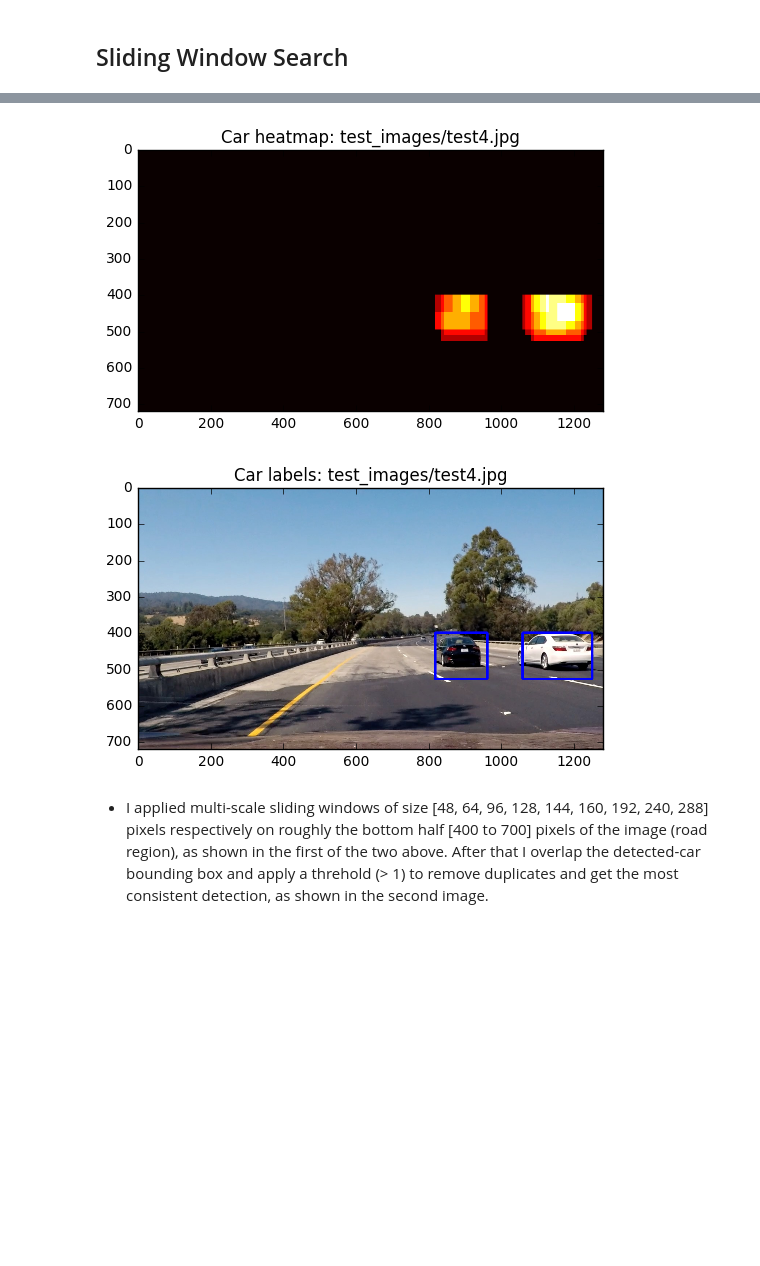
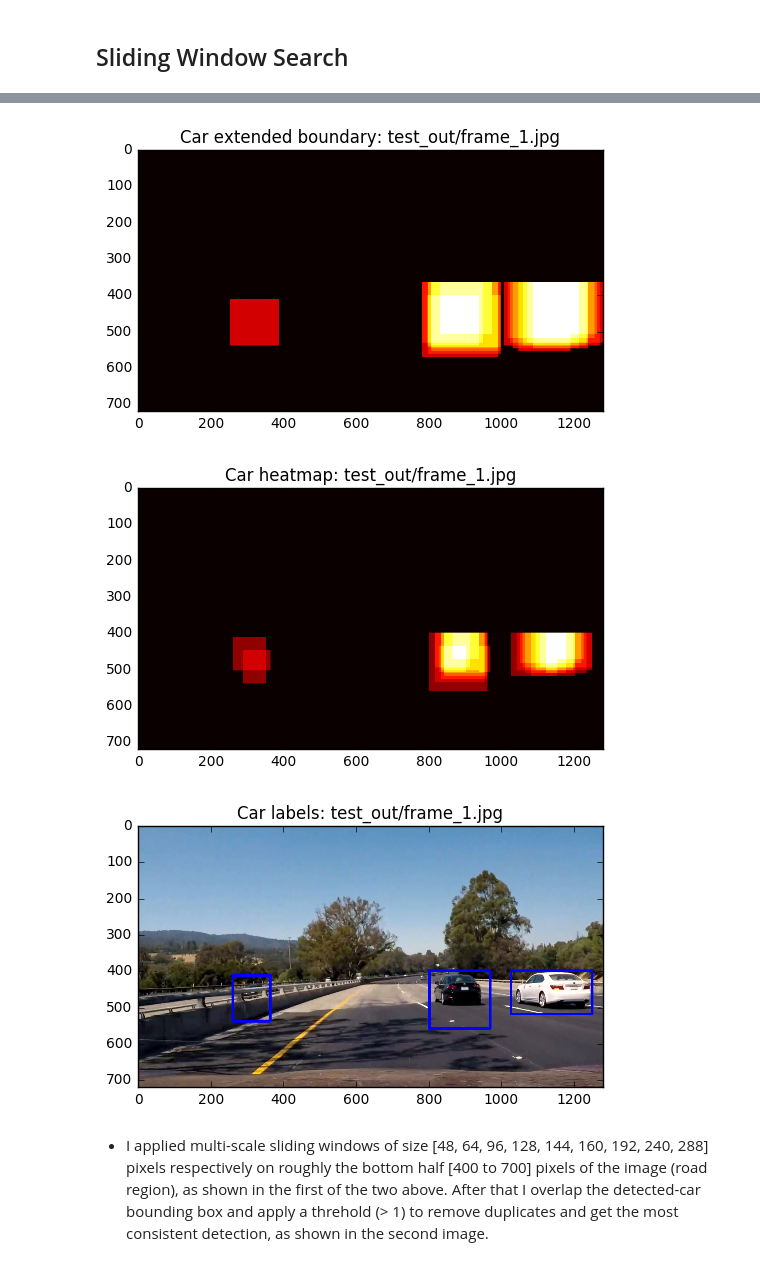
Before and after one commit to roadfromatoz/CarND-Vehicle-Detection, a Jupyter notebook: vehicle_detection.ipynb, the cells around one changed output, grey strips where cells are left out. Cells and saved outputs as stored; diff of their text form; code cells hidden in the pictures; blank space fills up the shorter version.

```diff
--- a/vehicle_detection.ipynb
+++ b/vehicle_detection.ipynb
@@ -291,11 +291,7 @@ def search_windows(img, windows, clf, scaler, color_space='RGB',
     return on_windows
 # %%
 from scipy.ndimage.measurements import label
-img_name = 'test_images/test4.jpg'
-image = mpimg.imread(img_name)
-image = image.astype(np.float32)/255
-draw_image = np.copy(image)
-heat = np.zeros_like(image[:,:,0]).astype(float)
+
 
 def add_heat(heatmap, bbox_list):
     # Iterate through list of bboxes
@@ -308,10 +304,11 @@ def add_heat(heatmap, bbox_list):
     return heatmap# Iterate through list of bboxes
 
 def apply_threshold(heatmap, threshold):
+    result = heatmap.copy()
     # Zero out pixels below the threshold
-    heatmap[heatmap <= threshold] = 0
+    result[heatmap <= threshold] = 0
     # Return thresholded map
-    return heatmap
+    return result
 
 def draw_labeled_bboxes(img, labels):
     # Iterate through all detected cars
@@ -331,7 +328,7 @@ def draw_labeled_bboxes(img, labels):
 def get_hot_windows(image):
     y_start_stop = [400, 700]
     hot_windows = []
-    for window_size in [48, 64, 96, 112, 128, 144, 160, 192, 240, 288]:
+    for window_size in [64, 72, 84, 96, 104, 112, 120, 128, 136, 144, 160, 176, 192, 240, 288]:
         windows = slide_window(image, x_start_stop=[None, None], y_start_stop=y_start_stop,
                             xy_window=(window_size, window_size), xy_overlap=(0.5, 0.5))
         hot_windows_cur = search_windows(image, windows, svc, X_scaler, color_space=colorspace,
@@ -343,23 +340,36 @@ def get_hot_windows(image):
         hot_windows.extend(hot_windows_cur)
     return hot_windows
 
+def extend_boundary(image, boundary):
+    return cv2.dilate(image, np.ones((boundary, boundary), np.uint8))
 
+img_names = glob.glob('test_out/frame_1.jpg')
+for img_name in img_names:
+    image = mpimg.imread(img_name)
+    image = image.astype(np.float32)/255
+    draw_image = np.copy(image)
+    heat = np.zeros_like(image[:,:,0]).astype(float)
 
-hot_windows = get_hot_windows(image)
+    hot_windows = get_hot_windows(image)
 
-# Add heat to each box in box list
-heat = add_heat(heat,hot_windows)
-# Apply threshold to help remove false positives
-heat = apply_threshold(heat,1)
-# Visualize the heatmap when displaying
-heatmap = np.clip(heat, 0, 3)
-# Find final boxes from heatmap using label function
-labels = label(heatmap)
-draw_img = draw_labeled_bboxes(np.copy(image), labels)
+    # Add heat to each box in box list
+    heat = add_heat(heat,hot_windows)
+    # Apply threshold to help remove false positives
+    # heat = apply_threshold(heat,1)
+    most_confident_heat = apply_threshold(heat, 2)
+    heat_mask = extend_boundary(most_confident_heat, 72)
+    heat[heat_mask==0] = 0
+    heat_after = apply_threshold(heat, 1)
+    # Visualize the heatmap when displaying
+    heatmap = np.clip(heat_after, 0, 1)
+    # Find final boxes from heatmap using label function
+    labels = label(heatmap)
+    draw_img = draw_labeled_bboxes(np.copy(image), labels)
 
-window_img = draw_boxes(draw_image, hot_windows, color=(0, 0, 1), thick=6)
-plt.figure(); plt.imshow(window_img); plt.title('Multi-size hot sliding windows: {}'.format(img_name))
-plt.figure(); plt.imshow(heat, cmap='hot'); plt.title('Car heatmap: {}'.format(img_name))
-plt.figure(); plt.imshow(draw_img); plt.title('Car labels: {}'.format(img_name))
+    window_img = draw_boxes(draw_image, hot_windows, color=(0, 0, 1), thick=6)
+    plt.figure(); plt.imshow(window_img); plt.title('Multi-size hot sliding windows: {}'.format(img_name))
+    plt.figure(); plt.imshow(heat_mask, cmap='hot'); plt.title('Car extended boundary: {}'.format(img_name))
+    plt.figure(); plt.imshow(heat_after, cmap='hot'); plt.title('Car heatmap: {}'.format(img_name))
+    plt.figure(); plt.imshow(draw_img); plt.title('Car labels: {}'.format(img_name))
 plt.show()
 # %% [output]
@@ -367,5 +377,6 @@ plt.show()
-[figure, old version]
+[figure, new version]
-[figure, old version]
+[figure, new version]
+[figure, added]
 # %% [markdown]
 - I applied multi-scale sliding windows of size [48, 64, 96, 128, 144, 160, 192, 240, 288] pixels respectively on roughly the bottom half [400 to 700] pixels of the image (road region), as shown in the first of the two above. After that I overlap the detected-car bounding box and apply a threhold (> 1) to remove duplicates and get the most consistent detection, as shown in the second image.
 # %% [markdown]
```
Also changed, not shown: parts of 7 cells of this notebook, 2 other files.
